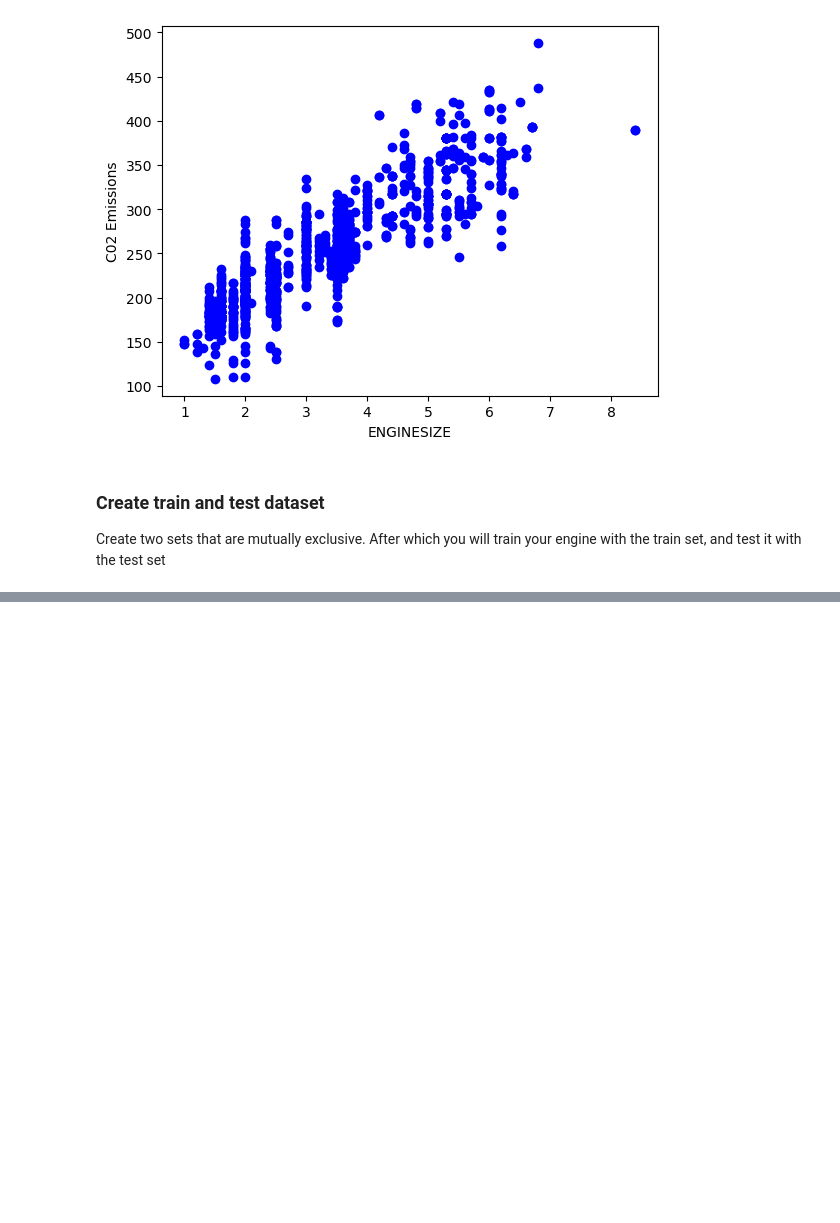
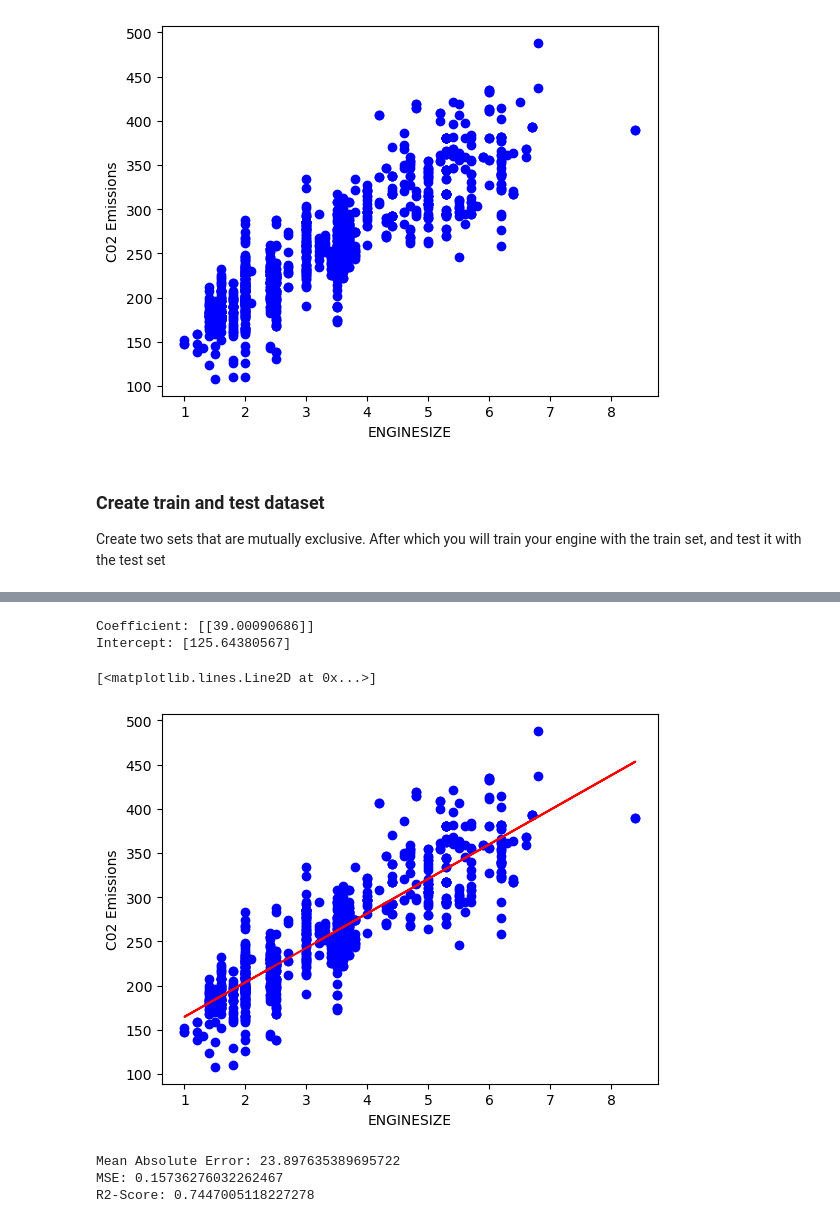
Before and after one commit to CS4580/F24-notes, a Jupyter notebook: module8/SimpleLinearRegression.ipynb, the cells around one changed output, grey strips where cells are left out. Cells and saved outputs as stored; diff of their text form; code cells hidden in the pictures; blank space fills up the shorter version.

Commit message:
Evaluate model

```diff
--- a/module8/SimpleLinearRegression.ipynb
+++ b/module8/SimpleLinearRegression.ipynb
@@ -68,0 +78,36 @@ test = cdf[~msk]    # 20%
+# %%
+# Model your Linear Regression on your train set
+from sklearn import linear_model
+regr = linear_model.LinearRegression()
+train_x = np.asarray(train[['ENGINESIZE']])  # 2D array
+train_y = np.asarray(train[['CO2EMISSIONS']])
+regr.fit(train_x, train_y) # fit the model
+print(f'Coefficient: {regr.coef_}')
+print(f'Intercept: {regr.intercept_}')
+# %% [output]
+Coefficient: [[39.00090686]]
+Intercept: [125.64380567]
+# %%
+plt.scatter(train.ENGINESIZE, train.CO2EMISSIONS, color='blue')
+plt.xlabel('ENGINESIZE')
+plt.ylabel('C02 Emissions')
+# coef_ is 2D, intercept is 1D
+plt.plot(train_x, regr.coef_[0][0]*train_x + regr.intercept_[0], '-r')
+# %% [output]
+[<matplotlib.lines.Line2D at 0x...>]
+[figure, added]
+# %%
+# Do the evaluation:
+# Mean Absolute Error, Residual Square Error, R-Square
+from sklearn.metrics import r2_score
+test_x = np.asanyarray(test[['ENGINESIZE']])
+test_y = np.asanyarray(test[['CO2EMISSIONS']])
+test_y_ = regr.predict(test_x)
+
+print(f'Mean Absolute Error: {np.mean(np.absolute(test_y_ - test_y))}')
+print(f'MSE: {np.mean(test_y_ - test_y)**2}')
+print(f'R2-Score: {r2_score(test_y, test_y_)}')
+# %% [output]
+Mean Absolute Error: 23.897635389695722
+MSE: 0.15736276032262467
+R2-Score: 0.7447005118227278
```
Also changed, not shown: parts of 1 cell of this notebook.
